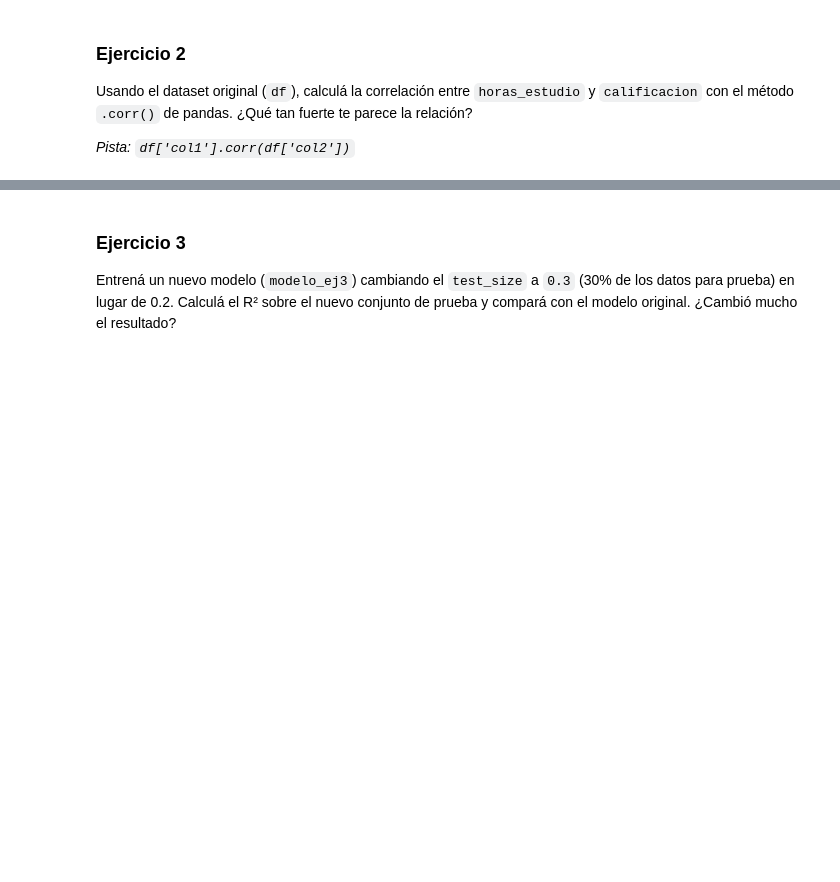
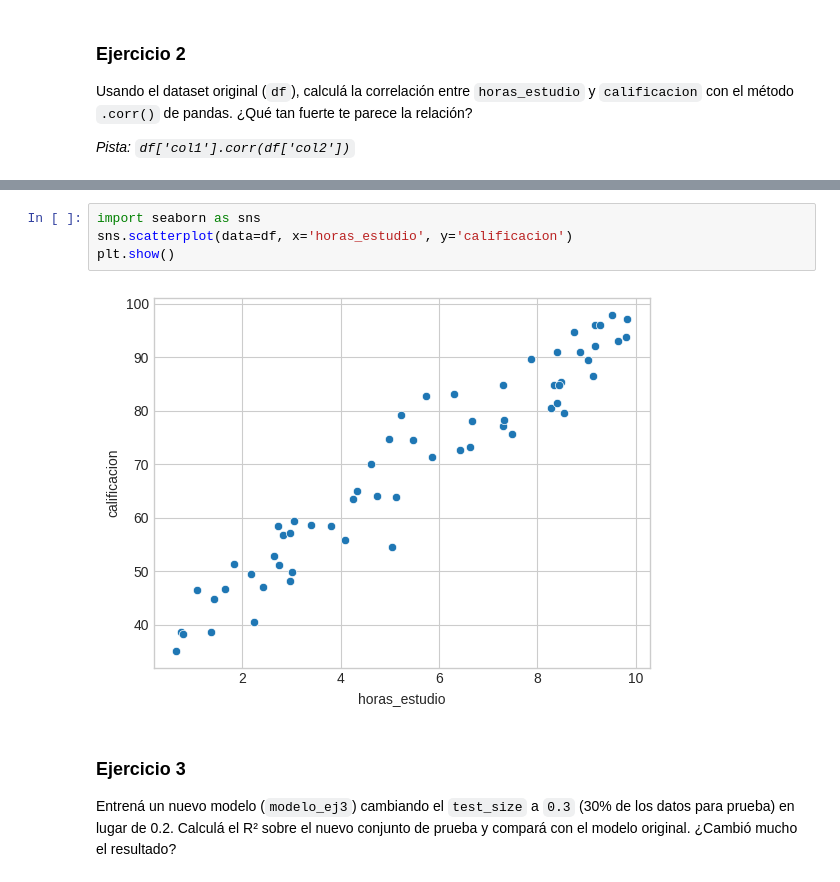
Before and after one commit to SolJosefinaMercado/AprendizajeAutomatico1, a Jupyter notebook: AA1_Introduccion_Regresion_Lineal_sklearn_v4.ipynb, the cells around one changed output, grey strips where cells are left out. Saved outputs shown, nothing was run; the diff lists cells and outputs as text; blank space fills up the shorter version.

```diff
--- a/AA1_Introduccion_Regresion_Lineal_sklearn_v4.ipynb
+++ b/AA1_Introduccion_Regresion_Lineal_sklearn_v4.ipynb
@@ -391,3 +402,9 @@ Usando el dataset original (`df`), calculá la correlación entre `horas_estudio
+# %%
+import seaborn as sns
+sns.scatterplot(data=df, x='horas_estudio', y='calificacion')
+plt.show()
+# %% [output]
+[figure, added]
 # %% [markdown]
 ### Ejercicio 3
 Entrená un nuevo modelo (`modelo_ej3`) cambiando el `test_size` a `0.3` (30% de los datos para prueba) en lugar de 0.2. Calculá el R² sobre el nuevo conjunto de prueba y compará con el modelo original. ¿Cambió mucho el resultado?
```
Also changed, not shown: parts of 6 cells of this notebook.
